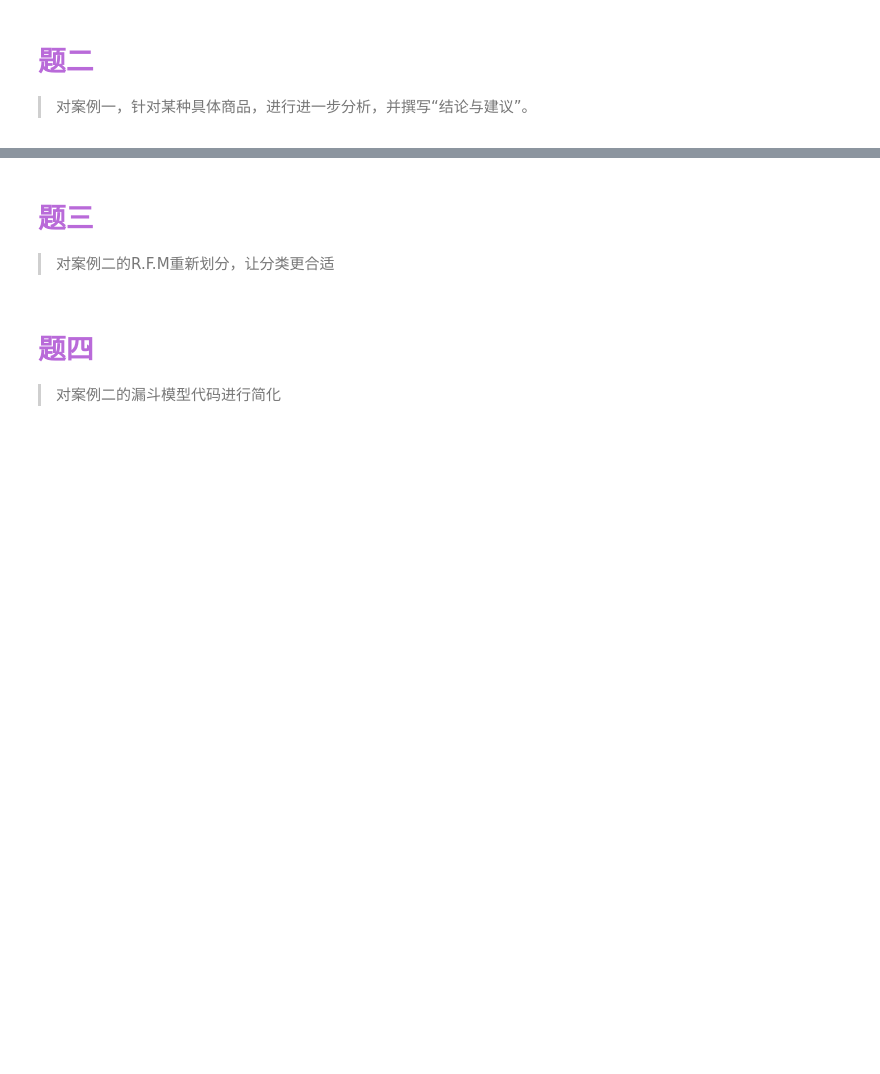
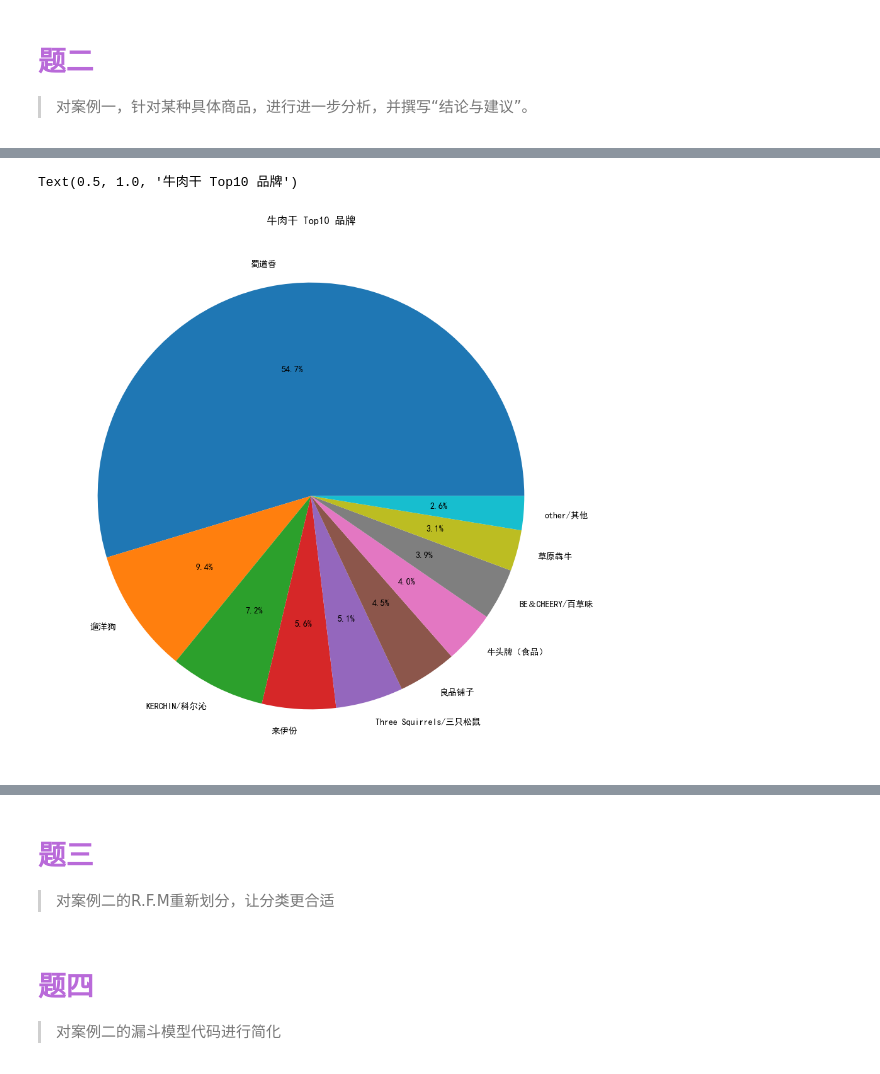
Before and after one commit to Soltus/learn-python-BI, a Jupyter notebook: lesson2/作业/1/index.ipynb, the cells around one changed output, grey strips where cells are left out. Drawn from its saved outputs; the diff is of its cells as text; code cells hidden in the pictures; blank space fills up the shorter version.

```diff
--- a/lesson2/作业/1/index.ipynb
+++ b/lesson2/作业/1/index.ipynb
@@ -31,0 +155,5 @@
+# %%
+# 品牌销量
+data_tmp2_3 = data_tmp2[['品牌','半年销量','地级市']].groupby(by = ['品牌'],as_index = False).sum()
+data_tmp2_3_head = data_tmp2_3.sort_values(by=['半年销量'],ascending = False).head(10)
+data_tmp2_3_head
@@ -31,0 +172,8 @@
+# %%
+# 绘图
+plt.figure(figsize=(11, 11)) # 将画布设定为正方形，则绘制的饼图是正圆
+plt.pie(data_tmp2_3_head['半年销量'],labels = data_tmp2_3_head['品牌'],autopct='%1.1f%%')
+plt.title('牛肉干 Top10 品牌')
+# %% [output]
+Text(0.5, 1.0, '牛肉干 Top10 品牌')
+[figure, added]
```
Also changed, not shown: parts of 14 cells of this notebook, 1 other file.
